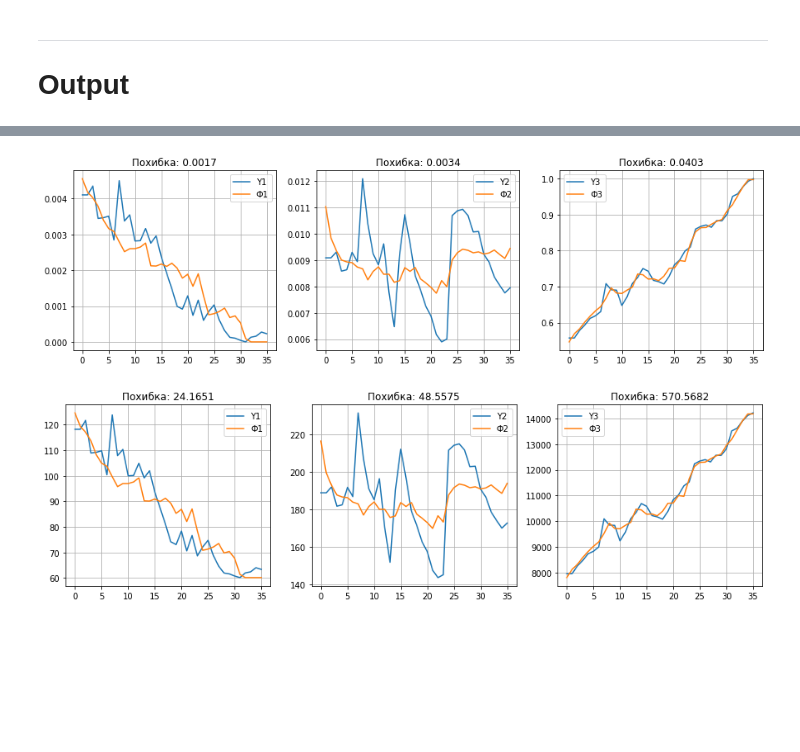
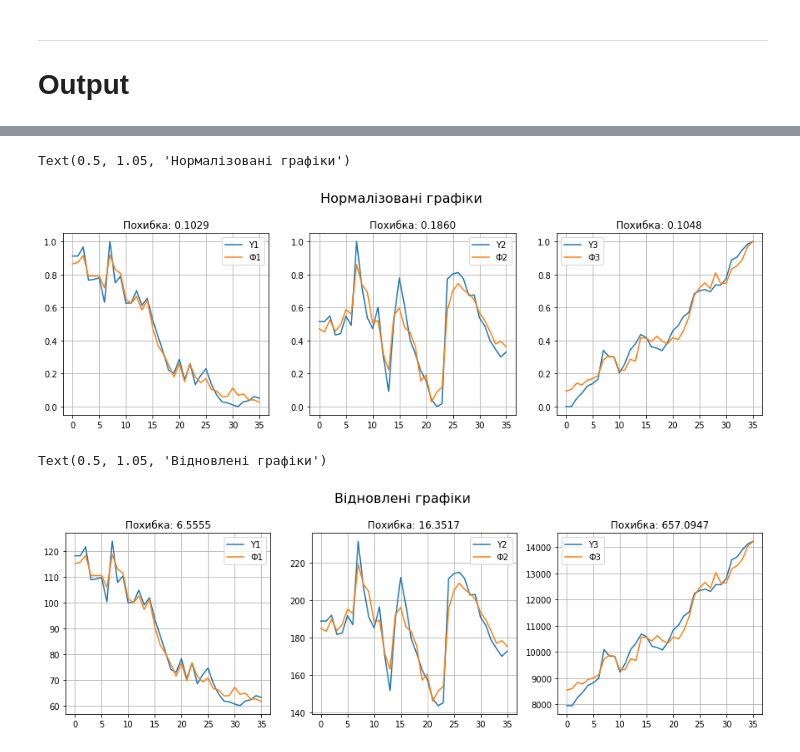
Before and after one commit to Teasotea/SystemAnalysis, a Jupyter notebook: lab2.ipynb, the cells around one changed output, grey strips where cells are left out. Cells and saved outputs as stored; diff of their text form; code cells hidden in the pictures; blank space fills up the shorter version.

Commit message:
added Model#predict, Model#get_error

```diff
--- a/lab2.ipynb
+++ b/lab2.ipynb
@@ -100,7 +100,7 @@ n1, n2, n3, ny = n = (2, 1, 2, 3)
 x1, x2, x3, y, _ = split(rows, cumsum([n1, n2, n3, ny]), axis=1)
 # %%
 def normalize(x):
-    return (x - numpy.min(x)) / (numpy.max(x) - numpy.min(x))
+    return (x - numpy.min(x, axis=0)) / (numpy.max(x, axis=0) - numpy.min(x, axis=0))
 # %%
 """Normalizing input data for polynomial input"""
 x1n = normalize(x1)
@@ -113,8 +113,9 @@ b = mean(normalize(y), axis=1)
 # %%
 """Input polynomial degrees for X1, X2, X3 respectively"""
 # d1, d2, d3 = d = (1, 2, 3)
-# d1, d2, d3 = d = (6, 5, 1)
-d1, d2, d3 = d = (6, 5, 8)
+d1, d2, d3 = d = (6, 5, 1)
+# d1, d2, d3 = d = (6, 5, 8)
+# d1, d2, d3 = d = (8, 7, 2)
 # %% [markdown]
 ---
 # Logic
@@ -206,5 +207,7 @@ def denormalize(x, y):
 # %%
 predict = array([clip(dot(P[i], c[:, i]), 0, 1) for i in range(ny)]).T
+confidence = 0.5
+predict = confidence * predict + (1 - confidence) * yn
 predict_denormalized = denormalize(predict, y)
 # %%
 """Prediction error"""
@@ -230,8 +233,8 @@ $\displaystyle \Phi_{3}(x_1, x_2, x_3) = - 0.91009 \Phi_{31}(x_1) - 0.55854 \Phi
 # %%
-T = [Symbol(f"\cdot T_{{{p}}}(x_{{1{k+1}}})") for _n, _d in zip(n[:-1], d) for k in range(_n) for p in range(_d+1)]
+T = [Symbol(rf"\cdot T_{{{p}}}(x_{{1{k+1}}})") for _n, _d in zip(n[:-1], d) for k in range(_n) for p in range(_d+1)]
 a = hstack([tile(a1, d1+1), tile(a2, d2+1), tile(a3, d3+1)])
 
 for i, _a in enumerate(a):
     phi = dot(T, around(_a * l, 5))
-    display(Eq(Symbol(f"\Phi_{{{i+1}}}(x_1, x_2, x_3)"), phi))
+    display(Eq(Symbol(rf"\Phi_{{{i+1}}}(x_1, x_2, x_3)"), phi))
 # %% [output]
@@ -271,15 +274,17 @@ plot.show()
 # %%
 data = range(len(y))
 
 fig, plots = plot.subplots(1, ny, squeeze=False, figsize=(15, 4))
 for i in range(ny):
     plots[0][i].plot(data, yn[:, i], label=f'Y{i+1}')
     plots[0][i].plot(data, predict[:, i], label=f'Ф{i+1}')
     plots[0][i].set_title(f"Похибка: {error[i]:.4f}")
     plots[0][i].legend()
     plots[0][i].grid()
+fig.suptitle('Нормалізовані графіки', fontsize=16, y=1.05)
 # %% [output]
+Text(0.5, 1.05, 'Нормалізовані графіки')
-[figure, old version]
+[figure, new version]
 # %%
 data = range(len(y))
 
@@ -290,5 +295,7 @@ for i in range(ny):
     plots[0][i].set_title(f"Похибка: {error_denormalized[i]:.4f}")
     plots[0][i].legend()
     plots[0][i].grid()
+fig.suptitle('Відновлені графіки', fontsize=16, y=1.05)
 # %% [output]
+Text(0.5, 1.05, 'Відновлені графіки')
-[figure, old version]
+[figure, new version]
```
Also changed, not shown: parts of 6 cells of this notebook, 2 other files.
